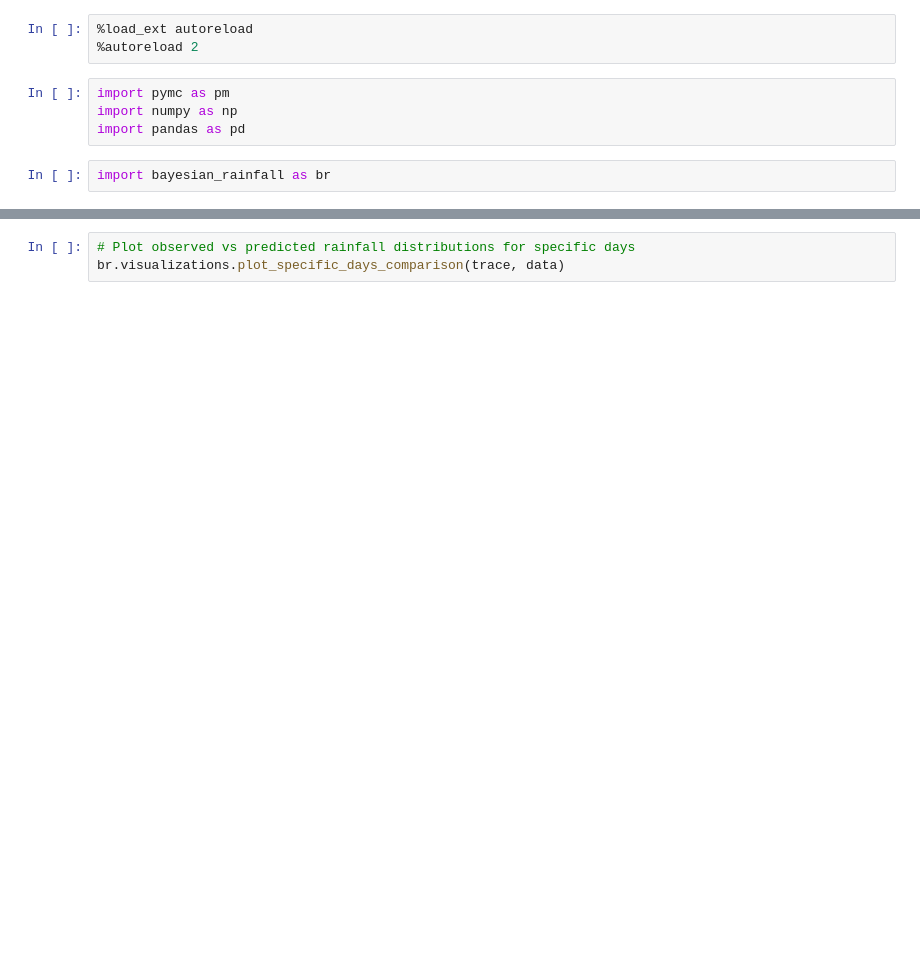
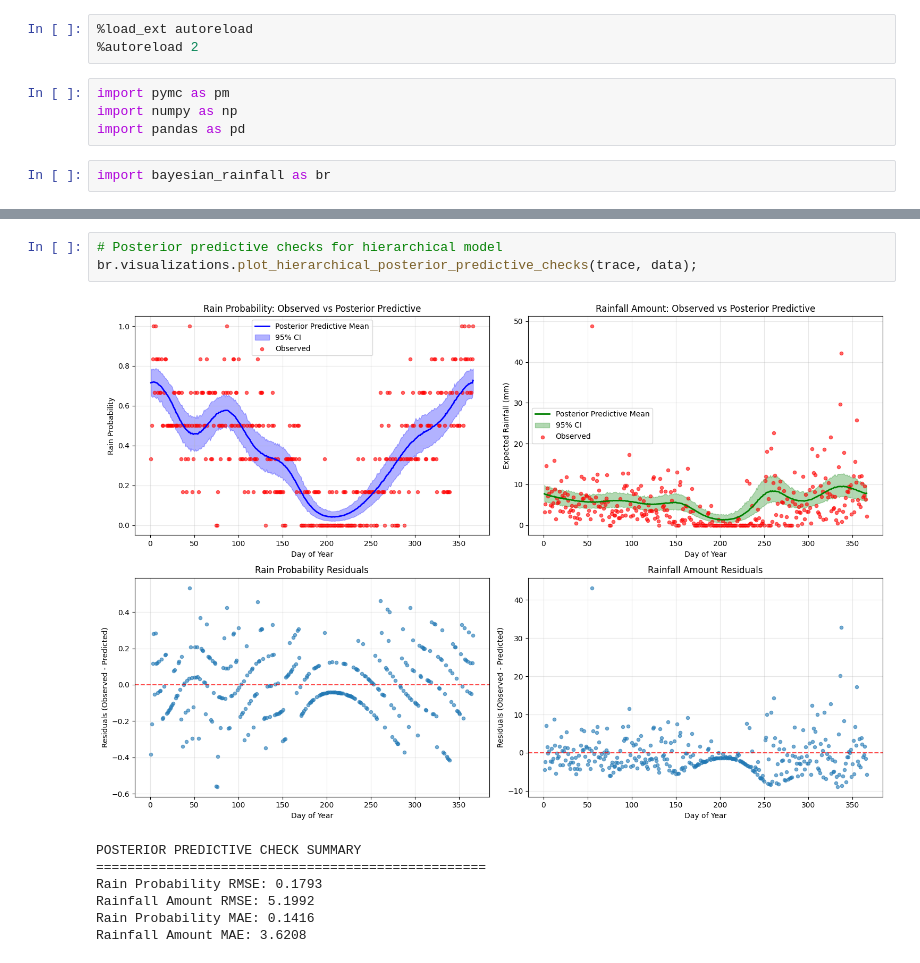
Before and after one commit to OliverEvans96/bayesian-rainfall, a Jupyter notebook: notebooks/Bayesian Rainfall.ipynb, the cells around one changed output, grey strips where cells are left out. Cells and saved outputs as stored; diff of their text form; blank space fills up the shorter version.

```diff
--- a/notebooks/Bayesian Rainfall.ipynb
+++ b/notebooks/Bayesian Rainfall.ipynb
@@ -83,4 +354,12 @@ br.visualizations.plot_posterior_predictive_checks(trace, data)
 # %%
-# Plot observed vs predicted rainfall distributions for specific days
-br.visualizations.plot_specific_days_comparison(trace, data)
+# Posterior predictive checks for hierarchical model
+br.visualizations.plot_hierarchical_posterior_predictive_checks(trace, data);
+# %% [output]
+[figure, added]
+POSTERIOR PREDICTIVE CHECK SUMMARY
+==================================================
+Rain Probability RMSE: 0.1793
+Rainfall Amount RMSE: 5.1992
+Rain Probability MAE: 0.1416
+Rainfall Amount MAE: 3.6208
 # %%
```
Also changed, not shown: parts of 31 cells of this notebook, 6 other files.
